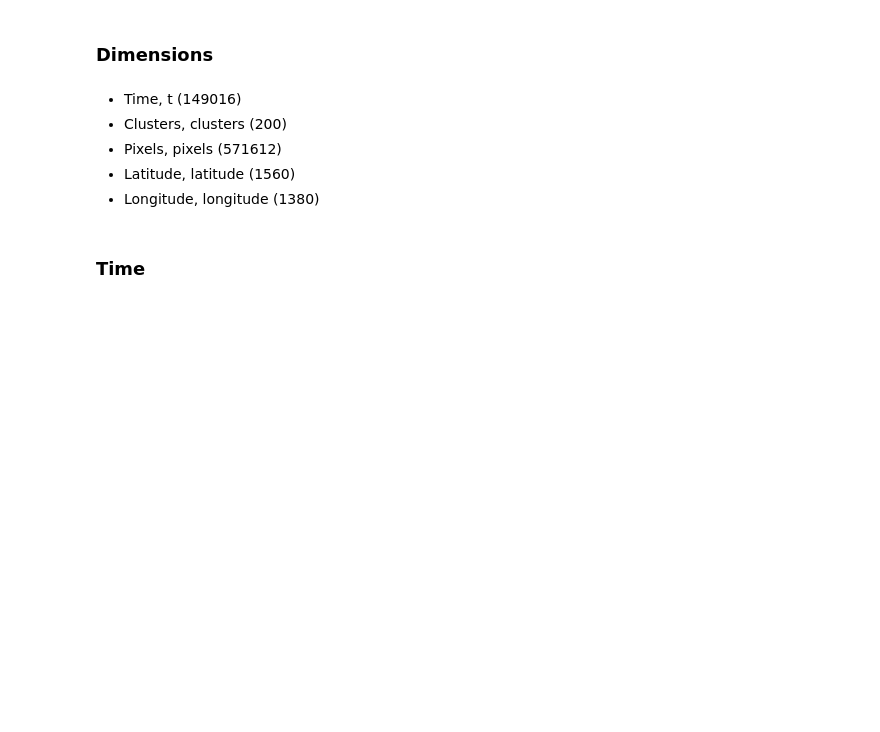
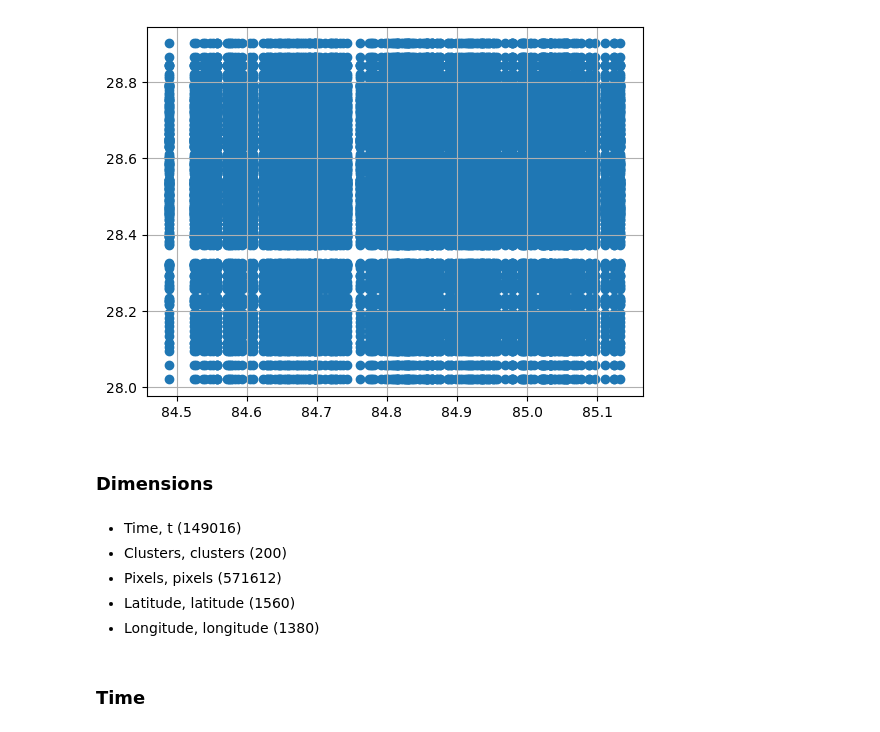
Before and after one commit to jacobqs/MST-Himalaya, a Jupyter notebook: notebooks/toposcale.ipynb, the cells around one changed output. Drawn from its saved outputs; the diff is of its cells as text; code cells hidden in the pictures; blank space fills up the shorter version.

```diff
--- a/notebooks/toposcale.ipynb
+++ b/notebooks/toposcale.ipynb
@@ -21,3 +209,11 @@ ds_raw = ds.copy()
+# %%
+# Making a meshgrid
+
+lonlon, latlat = np.meshgrid(lonc, latc)
+plt.scatter(lonlon,latlat)
+plt.grid(True)
+# %% [output]
+[figure, added]
 # %% [markdown]
 ### Dimensions
 # %% [markdown]
```
Also changed, not shown: parts of 22 cells of this notebook, 5 other files.
